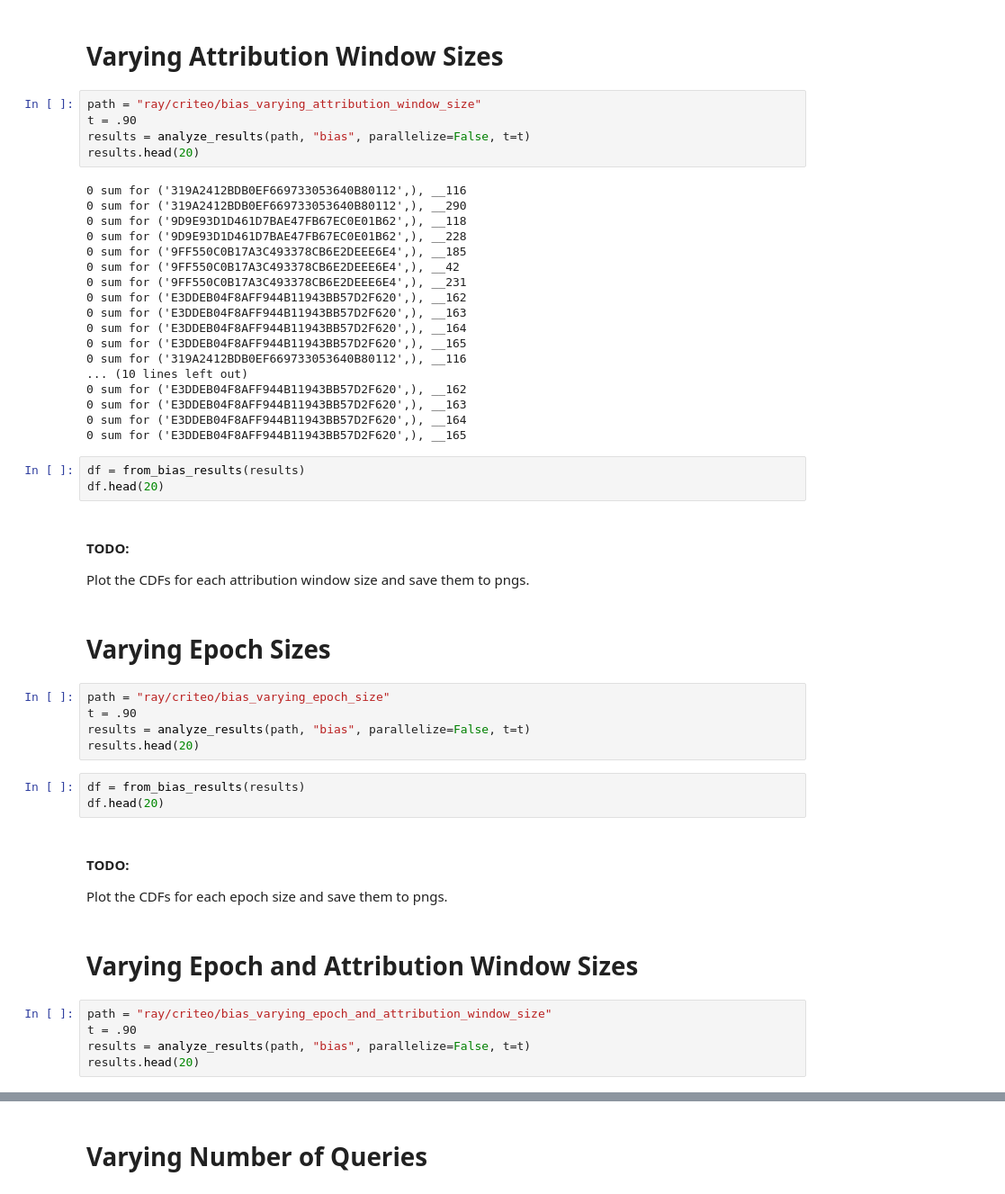
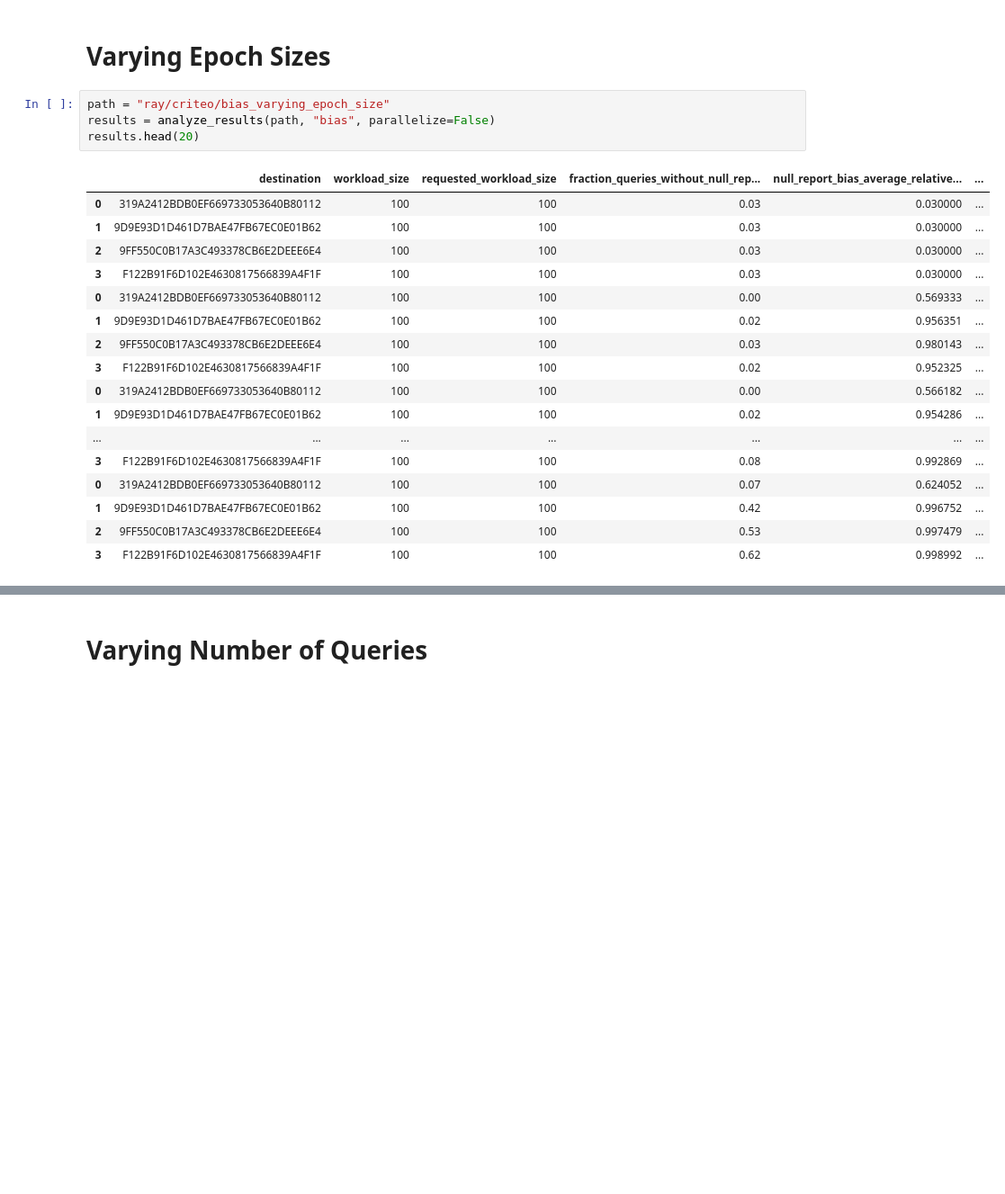
Before and after one commit to columbia/cookiemonster, a Jupyter notebook: notebooks/criteo_results_analysis.ipynb, the cells around one changed output, grey strips where cells are left out. Shown at 90% size. Saved outputs shown, nothing was run; the diff lists cells and outputs as text; blank space fills up the shorter version.

Commit message:
criteo runs

```diff
--- a/notebooks/criteo_results_analysis.ipynb
+++ b/notebooks/criteo_results_analysis.ipynb
@@ -65,51 +30,24 @@ NameError: name 'pd' is not defined
-# %% [markdown]
-# Varying Attribution Window Sizes
-# %%
-path = "ray/criteo/bias_varying_attribution_window_size"
-t = .90
-results = analyze_results(path, "bias", parallelize=False, t=t)
-results.head(20)
-# %% [output]
-0 sum for ('319A2412BDB0EF669733053640B80112',), __116
-0 sum for ('319A2412BDB0EF669733053640B80112',), __290
-0 sum for ('9D9E93D1D461D7BAE47FB67EC0E01B62',), __118
-0 sum for ('9D9E93D1D461D7BAE47FB67EC0E01B62',), __228
-0 sum for ('9FF550C0B17A3C493378CB6E2DEEE6E4',), __185
-0 sum for ('9FF550C0B17A3C493378CB6E2DEEE6E4',), __42
-0 sum for ('9FF550C0B17A3C493378CB6E2DEEE6E4',), __231
-0 sum for ('E3DDEB04F8AFF944B11943BB57D2F620',), __162
-0 sum for ('E3DDEB04F8AFF944B11943BB57D2F620',), __163
-0 sum for ('E3DDEB04F8AFF944B11943BB57D2F620',), __164
-0 sum for ('E3DDEB04F8AFF944B11943BB57D2F620',), __165
-0 sum for ('319A2412BDB0EF669733053640B80112',), __116
-... (10 lines left out)
-0 sum for ('E3DDEB04F8AFF944B11943BB57D2F620',), __162
-0 sum for ('E3DDEB04F8AFF944B11943BB57D2F620',), __163
-0 sum for ('E3DDEB04F8AFF944B11943BB57D2F620',), __164
-0 sum for ('E3DDEB04F8AFF944B11943BB57D2F620',), __165
-# %%
-df = from_bias_results(results)
-df.head(20)
-# %% [markdown]
-#### TODO:
-Plot the CDFs for each attribution window size and save them to pngs.
 # %% [markdown]
 # Varying Epoch Sizes
 # %%
 path = "ray/criteo/bias_varying_epoch_size"
-t = .90
-results = analyze_results(path, "bias", parallelize=False, t=t)
+results = analyze_results(path, "bias", parallelize=False)
 results.head(20)
+# %% [output]
+|  | destination | workload_size | requested_workload_size | fraction_queries_without_null_rep... | null_report_bias_average_relative... | ... |
+| 0 | 319A2412BDB0EF669733053640B80112 | 100 | 100 | 0.03 | 0.030000 | ... |
+| 1 | 9D9E93D1D461D7BAE47FB67EC0E01B62 | 100 | 100 | 0.03 | 0.030000 | ... |
+| 2 | 9FF550C0B17A3C493378CB6E2DEEE6E4 | 100 | 100 | 0.03 | 0.030000 | ... |
+| 3 | F122B91F6D102E4630817566839A4F1F | 100 | 100 | 0.03 | 0.030000 | ... |
+| 0 | 319A2412BDB0EF669733053640B80112 | 100 | 100 | 0.00 | 0.569333 | ... |
+| 1 | 9D9E93D1D461D7BAE47FB67EC0E01B62 | 100 | 100 | 0.02 | 0.956351 | ... |
+| 2 | 9FF550C0B17A3C493378CB6E2DEEE6E4 | 100 | 100 | 0.03 | 0.980143 | ... |
+| 3 | F122B91F6D102E4630817566839A4F1F | 100 | 100 | 0.02 | 0.952325 | ... |
+| 0 | 319A2412BDB0EF669733053640B80112 | 100 | 100 | 0.00 | 0.566182 | ... |
+| 1 | 9D9E93D1D461D7BAE47FB67EC0E01B62 | 100 | 100 | 0.02 | 0.954286 | ... |
+| ... | ... | ... | ... | ... | ... | ... |
+| 3 | F122B91F6D102E4630817566839A4F1F | 100 | 100 | 0.08 | 0.992869 | ... |
+| 0 | 319A2412BDB0EF669733053640B80112 | 100 | 100 | 0.07 | 0.624052 | ... |
+| 1 | 9D9E93D1D461D7BAE47FB67EC0E01B62 | 100 | 100 | 0.42 | 0.996752 | ... |
+| 2 | 9FF550C0B17A3C493378CB6E2DEEE6E4 | 100 | 100 | 0.53 | 0.997479 | ... |
+| 3 | F122B91F6D102E4630817566839A4F1F | 100 | 100 | 0.62 | 0.998992 | ... |
-# %%
-df = from_bias_results(results)
-df.head(20)
-# %% [markdown]
-#### TODO:
-Plot the CDFs for each epoch size and save them to pngs.
-# %% [markdown]
-# Varying Epoch and Attribution Window Sizes
-# %%
-path = "ray/criteo/bias_varying_epoch_and_attribution_window_size"
-t = .90
-results = analyze_results(path, "bias", parallelize=False, t=t)
-results.head(20)
```
Also changed, not shown: parts of 23 cells of this notebook, 19 other files.
